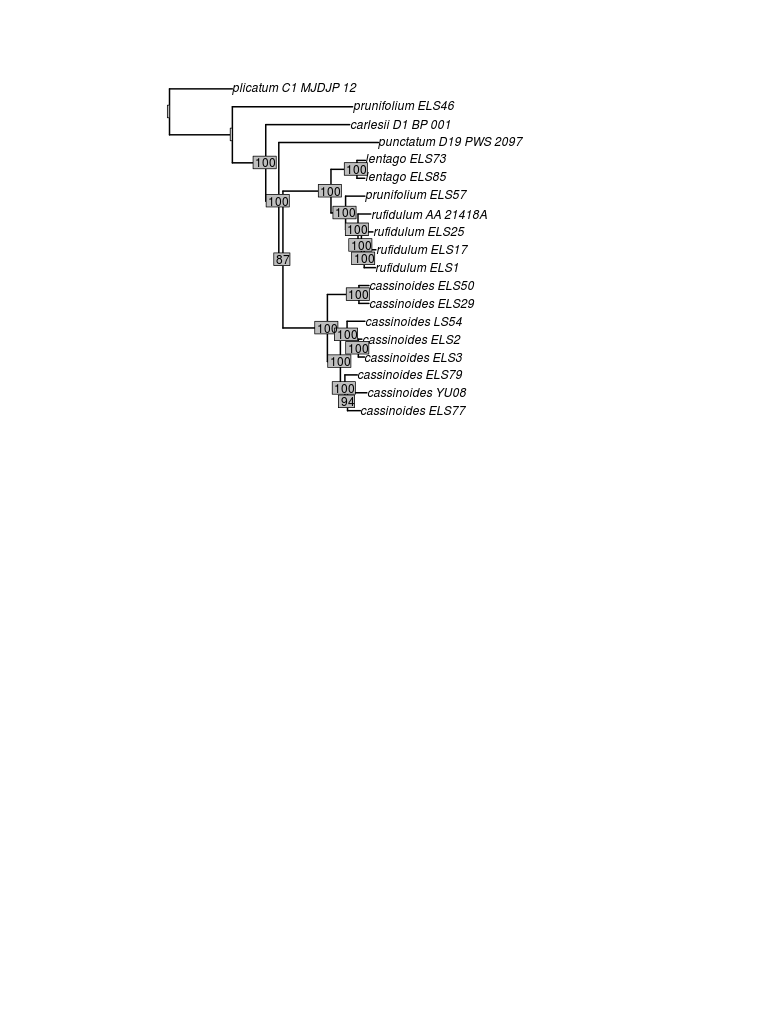
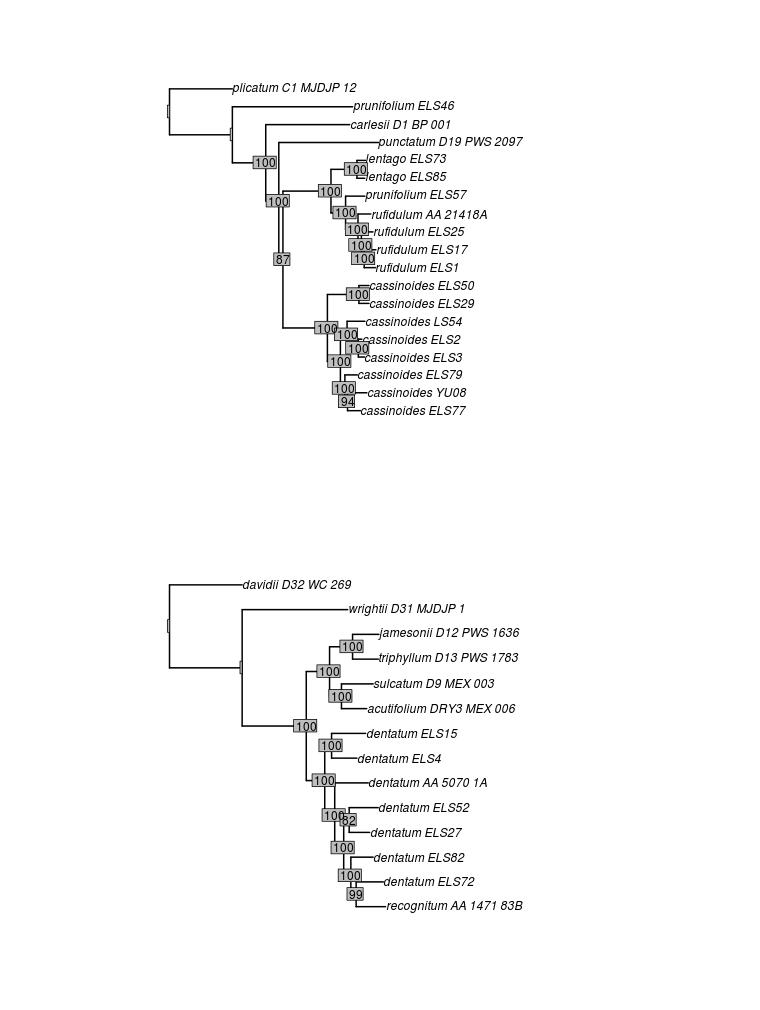
Before and after one commit to dereneaton/Vibs_RAD, a Jupyter notebook: notebook_Vib2_assembly.ipynb, the cells around one changed output. Saved outputs shown, nothing was run; the diff lists cells and outputs as text; code cells hidden in the pictures; blank space fills up the shorter version.

Commit message:
dentatum trees added

```diff
--- a/notebook_Vib2_assembly.ipynb
+++ b/notebook_Vib2_assembly.ipynb
@@ -420,3 +461,14 @@ plot(tre, edge.width=2)
 nodelabels(tre$node.label, bg='grey')
 # %% [output]
 [figure]
+# %%
+%%R
+## 65,628 loci
+## 5.7M bp alignment
+## 55% missing data
+dent_m4 <- read.tree("project_dentatum/analyses_raxml/RAxML_bipartitions.dentatum_c88d6m4p3")
+tre <- ladderize(dent_m4)
+plot(tre, edge.width=2)
+nodelabels(tre$node.label, bg='grey')
+# %% [output]
+[figure, added]
```
Also changed, not shown: parts of 48 cells of this notebook.
